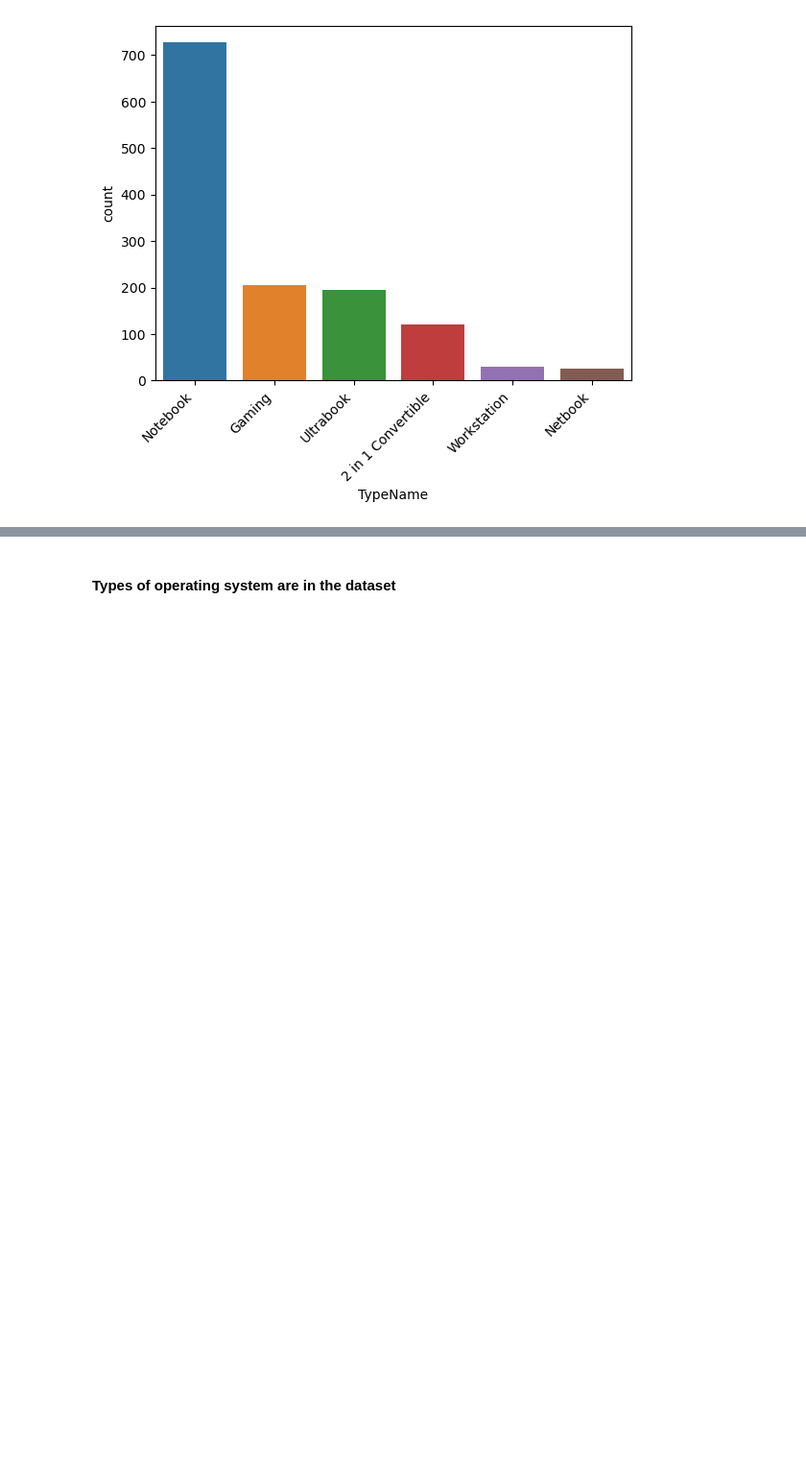
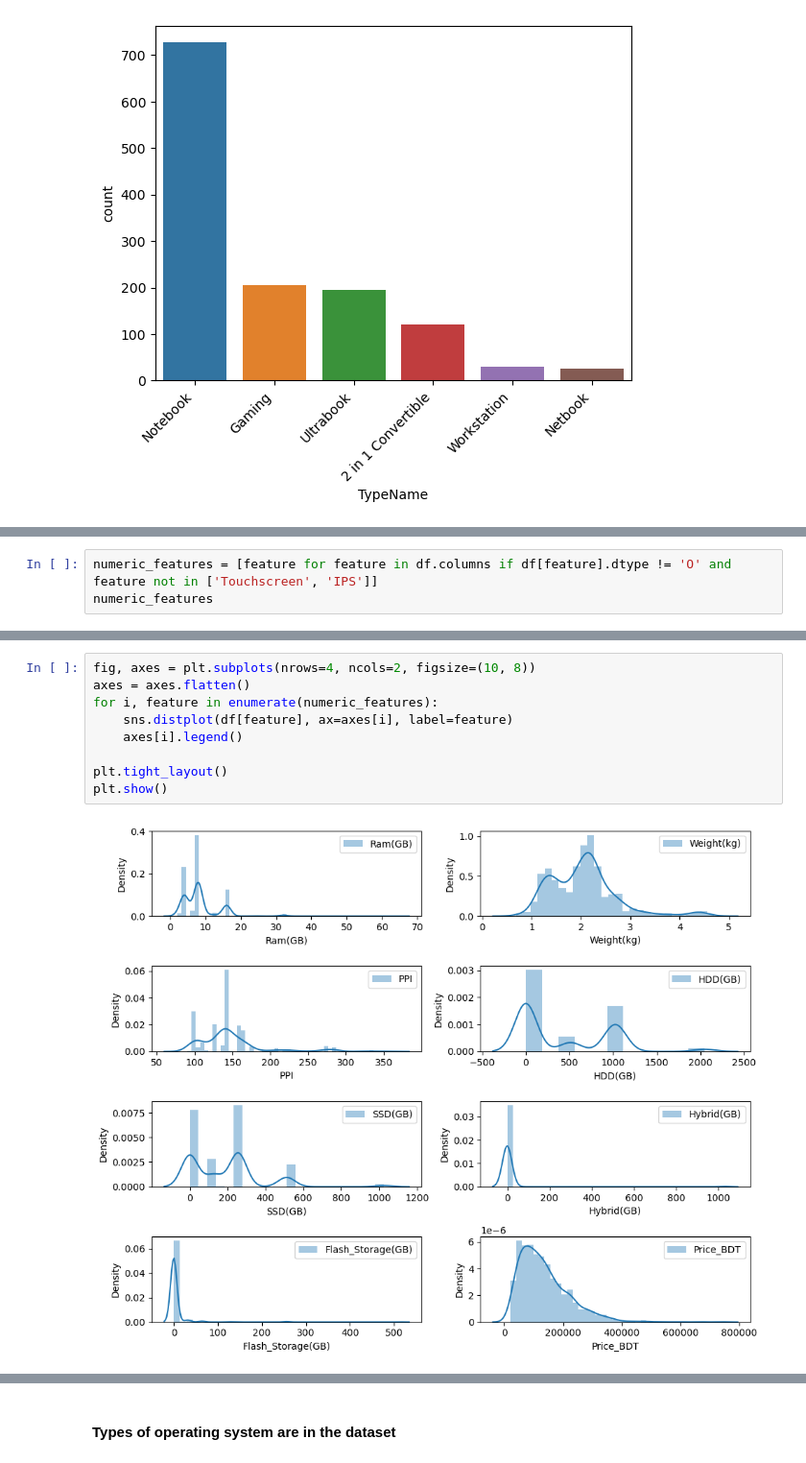
Before and after one commit to MahbubHossainFaisal/Laptop_Price_Predictor, a Jupyter notebook: notebooks/Laptop_price_prediction_EDA.ipynb, the cells around one changed output, grey strips where cells are left out. Shown at 96% size. Drawn from its saved outputs; the diff is of its cells as text; blank space fills up the shorter version.

```diff
--- a/notebooks/Laptop_price_prediction_EDA.ipynb
+++ b/notebooks/Laptop_price_prediction_EDA.ipynb
@@ -455,0 +458,3 @@ plt.show()
+# %%
+numeric_features = [feature for feature in df.columns if df[feature].dtype != 'O' and feature not in ['Touchscreen', 'IPS']]
+numeric_features
@@ -455,0 +470,11 @@ plt.show()
+# %%
+fig, axes = plt.subplots(nrows=4, ncols=2, figsize=(10, 8))
+axes = axes.flatten()
+for i, feature in enumerate(numeric_features):
+    sns.distplot(df[feature], ax=axes[i], label=feature)
+    axes[i].legend()
+
+plt.tight_layout()
+plt.show()
+# %% [output]
+[figure, added]
```
Also changed, not shown: parts of 62 cells of this notebook, 1 other file.
